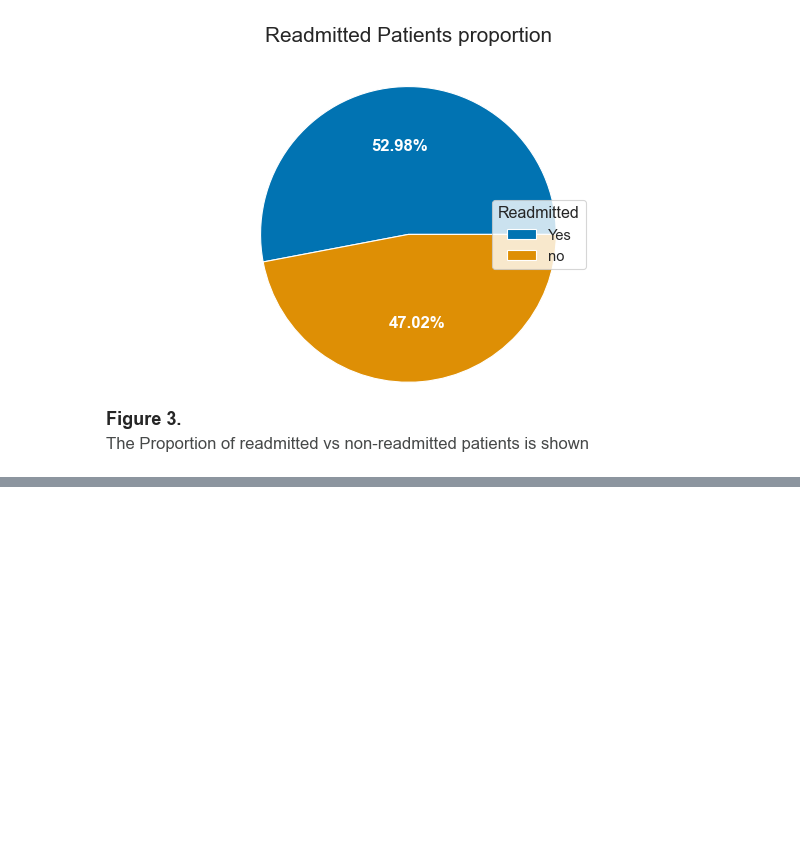
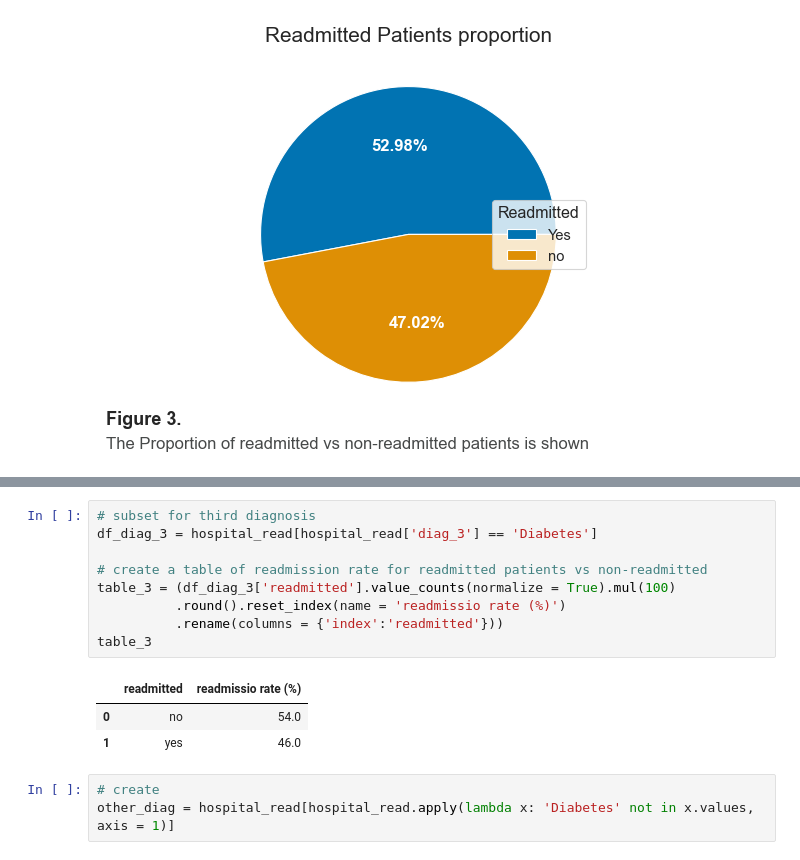
Before and after one commit to SirTee12/Reducing-Hospital-Readmission, a Jupyter notebook: Reducing-Hospital-Readmissions.ipynb, the cells around one changed output, grey strips where cells are left out. Drawn from its saved outputs; the diff is of its cells as text; blank space fills up the shorter version.

```diff
--- a/Reducing-Hospital-Readmissions.ipynb
+++ b/Reducing-Hospital-Readmissions.ipynb
@@ -449,0 +492,16 @@ plt.show()
+# %%
+# subset for third diagnosis
+df_diag_3 = hospital_read[hospital_read['diag_3'] == 'Diabetes']
+
+# create a table of readmission rate for readmitted patients vs non-readmitted
+table_3 = (df_diag_3['readmitted'].value_counts(normalize = True).mul(100)
+          .round().reset_index(name = 'readmissio rate (%)')
+          .rename(columns = {'index':'readmitted'}))
+table_3
+# %% [output]
+|  | readmitted | readmissio rate (%) |
+| 0 | no | 54.0 |
+| 1 | yes | 46.0 |
+# %%
+# create
+other_diag = hospital_read[hospital_read.apply(lambda x: 'Diabetes' not in x.values, axis = 1)]
```
Also changed, not shown: parts of 14 cells of this notebook.
